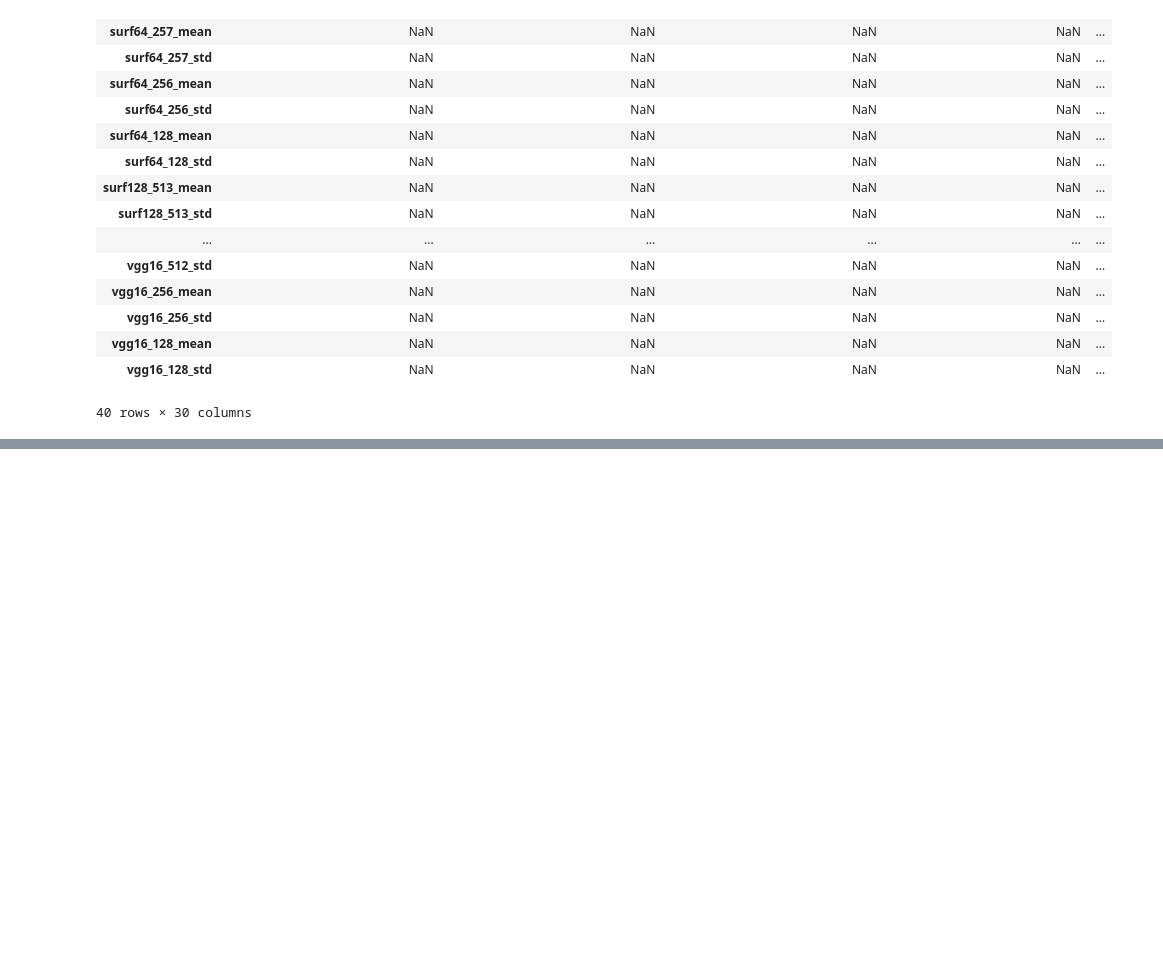
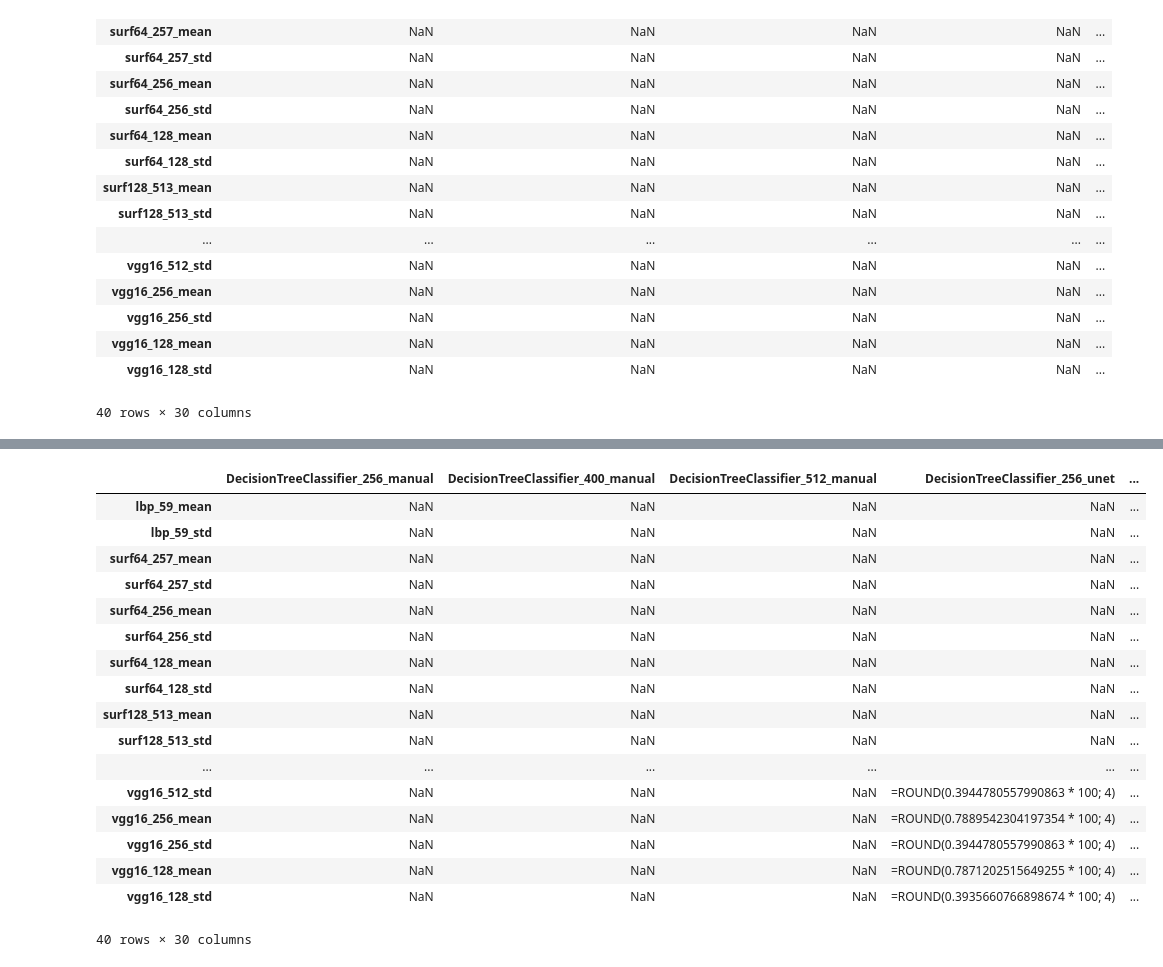
Before and after one commit to xaaaandao/piperaceae-identification-paper, a Jupyter notebook: read_result.ipynb, the cells around one changed output, grey strips where cells are left out. Drawn from its saved outputs; the diff is of its cells as text; code cells hidden in the pictures; blank space fills up the shorter version.

```diff
--- a/read_result.ipynb
+++ b/read_result.ipynb
@@ -32,7 +33,8 @@ def create_sheet():
     }
 
 sheet_rgb = create_sheet()
-sheet_grayscale = pd.DataFrame(index=index, columns=columns)
+sheet_grayscale = create_sheet()
+# sheet_grayscale = pd.DataFrame(index=index, columns=columns)
 display(sheet_rgb['mean'])
 # %% [output]
 |  | DecisionTreeClassifier_256_manual | DecisionTreeClassifier_400_manual | DecisionTreeClassifier_512_manual | DecisionTreeClassifier_256_unet | ... |
@@ -125,0 +148,26 @@ NameError: name 'datetime' is not defined
+# %%
+import csv
+
+# df.to_excel(os.path.join(p, f'{file["filename"]}.xlsx'), na_rep='', engine='xlsxwriter', header=False)
+sheet_grayscale['mean'].to_csv('grayscale.csv', sep=';', na_rep='', quoting=csv.QUOTE_ALL)
+sheet_grayscale['mean'].to_excel('grayscale.xlsx', na_rep='', engine='xlsxwriter')
+display(sheet_grayscale['mean'])
+# %% [output]
+|  | DecisionTreeClassifier_256_manual | DecisionTreeClassifier_400_manual | DecisionTreeClassifier_512_manual | DecisionTreeClassifier_256_unet | ... |
+| lbp_59_mean | NaN | NaN | NaN | NaN | ... |
+| lbp_59_std | NaN | NaN | NaN | NaN | ... |
+| surf64_257_mean | NaN | NaN | NaN | NaN | ... |
+| surf64_257_std | NaN | NaN | NaN | NaN | ... |
+| surf64_256_mean | NaN | NaN | NaN | NaN | ... |
+| surf64_256_std | NaN | NaN | NaN | NaN | ... |
+| surf64_128_mean | NaN | NaN | NaN | NaN | ... |
+| surf64_128_std | NaN | NaN | NaN | NaN | ... |
+| surf128_513_mean | NaN | NaN | NaN | NaN | ... |
+| surf128_513_std | NaN | NaN | NaN | NaN | ... |
+| ... | ... | ... | ... | ... | ... |
+| vgg16_512_std | NaN | NaN | NaN | =ROUND(0.3944780557990863 * 100; 4) | ... |
+| vgg16_256_mean | NaN | NaN | NaN | =ROUND(0.7889542304197354 * 100; 4) | ... |
+| vgg16_256_std | NaN | NaN | NaN | =ROUND(0.3944780557990863 * 100; 4) | ... |
+| vgg16_128_mean | NaN | NaN | NaN | =ROUND(0.7871202515649255 * 100; 4) | ... |
+| vgg16_128_std | NaN | NaN | NaN | =ROUND(0.3935660766898674 * 100; 4) | ... |
+40 rows × 30 columns
```
Also changed, not shown: parts of 4 cells of this notebook, 16 other files.
